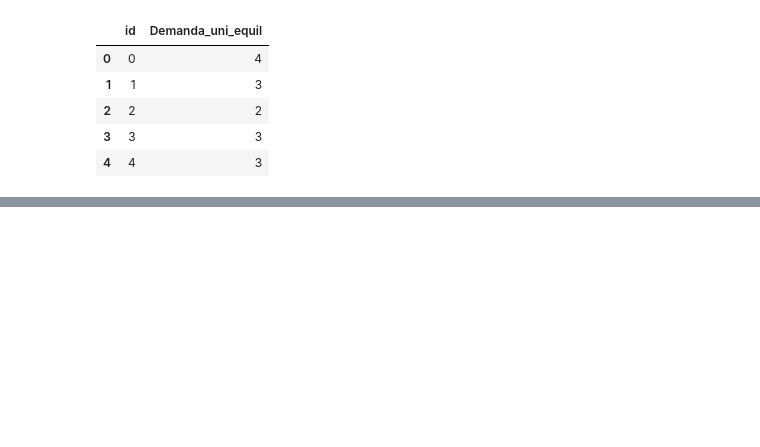
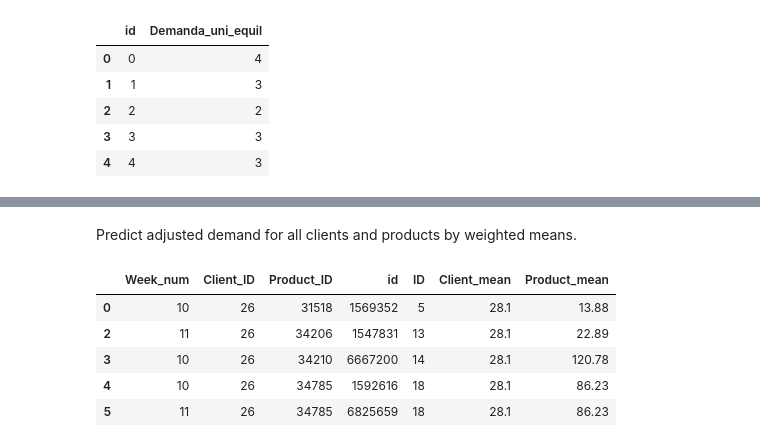
Before and after one commit to ElliotBlackstone/EWinter25_Product_Inventory, a Jupyter notebook: bakery_simple_prediction.ipynb, the cells around one changed output, grey strips where cells are left out. Drawn from its saved outputs; the diff is of its cells as text; code cells hidden in the pictures; blank space fills up the shorter version.

```diff
--- a/bakery_simple_prediction.ipynb
+++ b/bakery_simple_prediction.ipynb
@@ -375,0 +338,21 @@ spdf.to_csv("improved_simple_prediction.csv", index=False)
+# %% [markdown]
+Predict adjusted demand for all clients and products by weighted means.
+# %%
+olddf = test[test['ID'].isin(commonID)].copy()
+
+#get client means
+cidmapping = pd.Series(client_stats[client_stats['Client_ID'].isin(olddf['Client_ID'].unique().tolist())].set_index('Client_ID')['adj_dem_mean'], index=client_stats[client_stats['Client_ID'].isin(olddf['Client_ID'].unique().tolist())]['Client_ID']).to_dict()
+olddf['Client_mean'] = olddf['Client_ID'].map(cidmapping)
+
+#get product means
+pidmapping = pd.Series(product_stats[product_stats['Product_ID'].isin(olddf['Product_ID'].unique().tolist())].set_index('Product_ID')['adj_dem_mean'], index=product_stats[product_stats['Product_ID'].isin(olddf['Product_ID'].unique().tolist())]['Product_ID']).to_dict()
+olddf['Product_mean'] = olddf['Product_ID'].map(pidmapping)
+
+olddf.head()
+# %% [output]
+|  | Week_num | Client_ID | Product_ID | id | ID | Client_mean | Product_mean |
+| 0 | 10 | 26 | 31518 | 1569352 | 5 | 28.1 | 13.88 |
+| 2 | 11 | 26 | 34206 | 1547831 | 13 | 28.1 | 22.89 |
+| 3 | 10 | 26 | 34210 | 6667200 | 14 | 28.1 | 120.78 |
+| 4 | 10 | 26 | 34785 | 1592616 | 18 | 28.1 | 86.23 |
+| 5 | 11 | 26 | 34785 | 6825659 | 18 | 28.1 | 86.23 |
```
Also changed, not shown: parts of 11 cells of this notebook.
